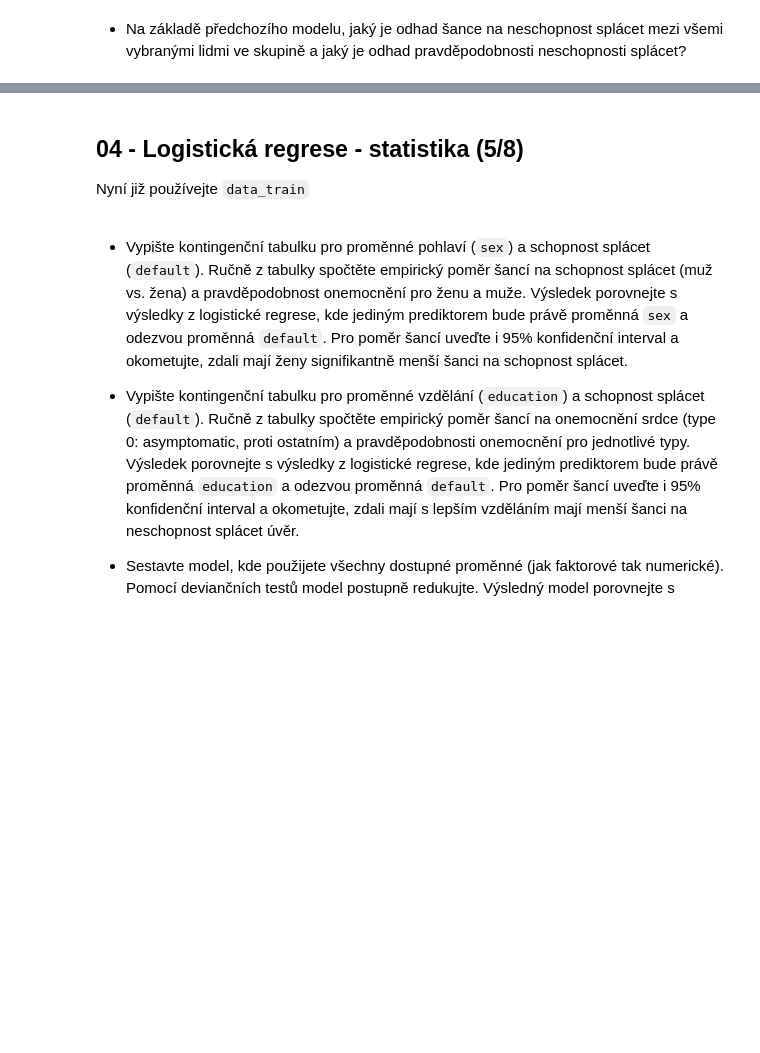
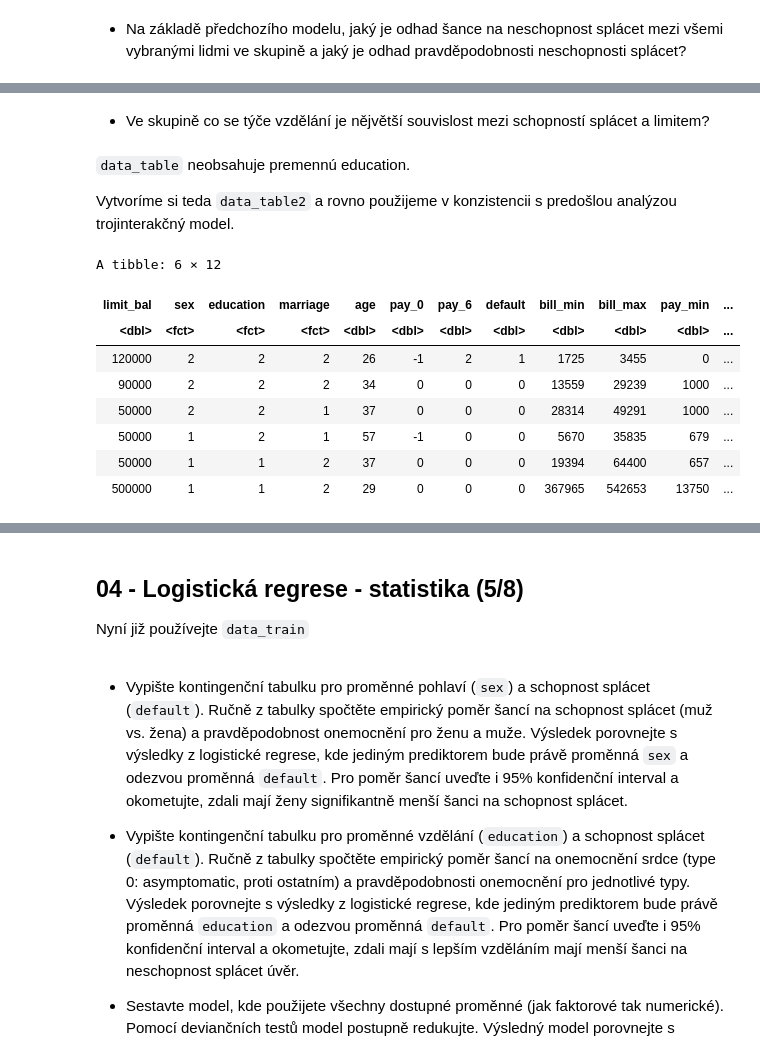
Before and after one commit to jazkre/01ZLMA, a Jupyter notebook: Copy_of_01ZLMA_zapoctova_uloha_2023.ipynb, the cells around one changed output, grey strips where cells are left out. Saved outputs shown, nothing was run; the diff lists cells and outputs as text; code cells hidden in the pictures; blank space fills up the shorter version.

```diff
--- a/Copy_of_01ZLMA_zapoctova_uloha_2023.ipynb
+++ b/Copy_of_01ZLMA_zapoctova_uloha_2023.ipynb
@@ -836,0 +1148,18 @@ probability_n_pay
+# %% [markdown]
+*   Ve skupině co se týče vzdělání je nějvětší souvislost mezi schopností splácet a limitem?
+# %% [markdown]
+`data_table` neobsahuje premennú education.
+
+Vytvoríme si teda `data_table2` a rovno použijeme v konzistencii s predošlou analýzou trojinterakčný model.
+# %%
+head(data)
+# %% [output]
+A tibble: 6 × 12
+| limit_bal | sex | education | marriage | age | pay_0 | pay_6 | default | bill_min | bill_max | pay_min | ... |
+| <dbl> | <fct> | <fct> | <fct> | <dbl> | <dbl> | <dbl> | <dbl> | <dbl> | <dbl> | <dbl> | ... |
+| 120000 | 2 | 2 | 2 | 26 | -1 | 2 | 1 | 1725 | 3455 | 0 | ... |
+| 90000 | 2 | 2 | 2 | 34 | 0 | 0 | 0 | 13559 | 29239 | 1000 | ... |
+| 50000 | 2 | 2 | 1 | 37 | 0 | 0 | 0 | 28314 | 49291 | 1000 | ... |
+| 50000 | 1 | 2 | 1 | 57 | -1 | 0 | 0 | 5670 | 35835 | 679 | ... |
+| 50000 | 1 | 1 | 2 | 37 | 0 | 0 | 0 | 19394 | 64400 | 657 | ... |
+| 500000 | 1 | 1 | 2 | 29 | 0 | 0 | 0 | 367965 | 542653 | 13750 | ... |
```
Also changed, not shown: parts of 42 cells of this notebook.
